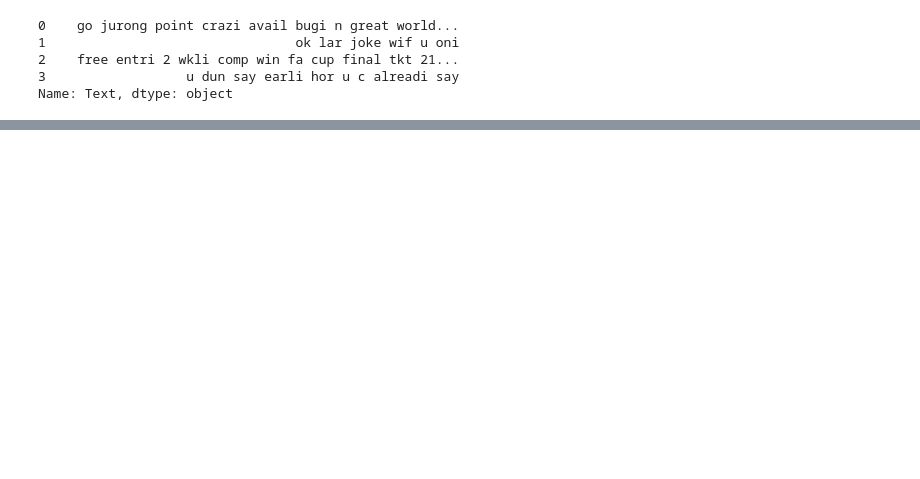
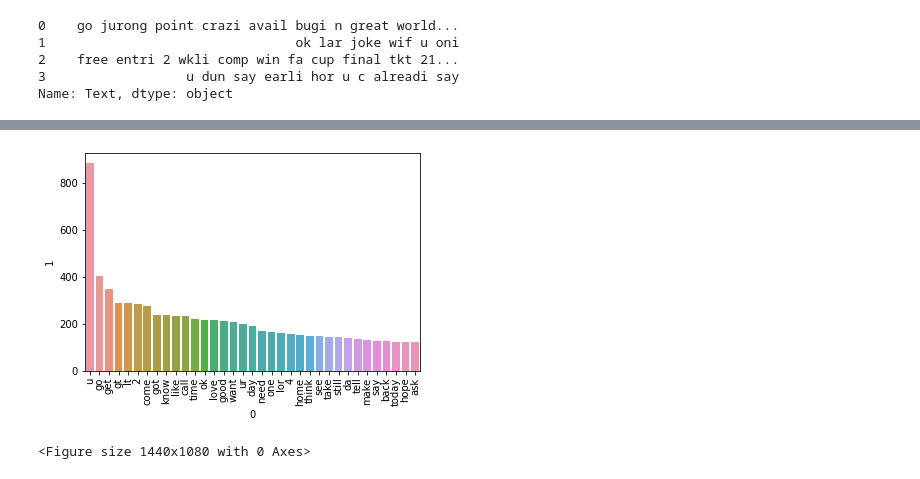
Before and after one commit to Pritush09/Sms-spam-Classifier-Project-UNderstanding, a Jupyter notebook: Email Spam Classifier .ipynb, the cells around one changed output, grey strips where cells are left out. Saved outputs shown, nothing was run; the diff lists cells and outputs as text; code cells hidden in the pictures; blank space fills up the shorter version.

```diff
--- a/Email Spam Classifier .ipynb
+++ b/Email Spam Classifier .ipynb
@@ -398,0 +521,5 @@ from word.
+# %%
+ham_corpus = []
+for msg in maindata[maindata['Target']==0]['Transformed_Data'].tolist():
+    for word in msg.split():
+        ham_corpus.append(word)
@@ -398,0 +546,8 @@ from word.
+# %%
+sns.barplot(pd.DataFrame(Counter(ham_corpus).most_common(35))[0],pd.DataFrame(Counter(ham_corpus).most_common(35))[1])
+plt.xticks(rotation = 'vertical')
+plt.figure(figsize=(20,15))
+plt.show()
+# %% [output]
+[figure, added]
+<Figure size 1440x1080 with 0 Axes>
```
Also changed, not shown: parts of 21 cells of this notebook.
